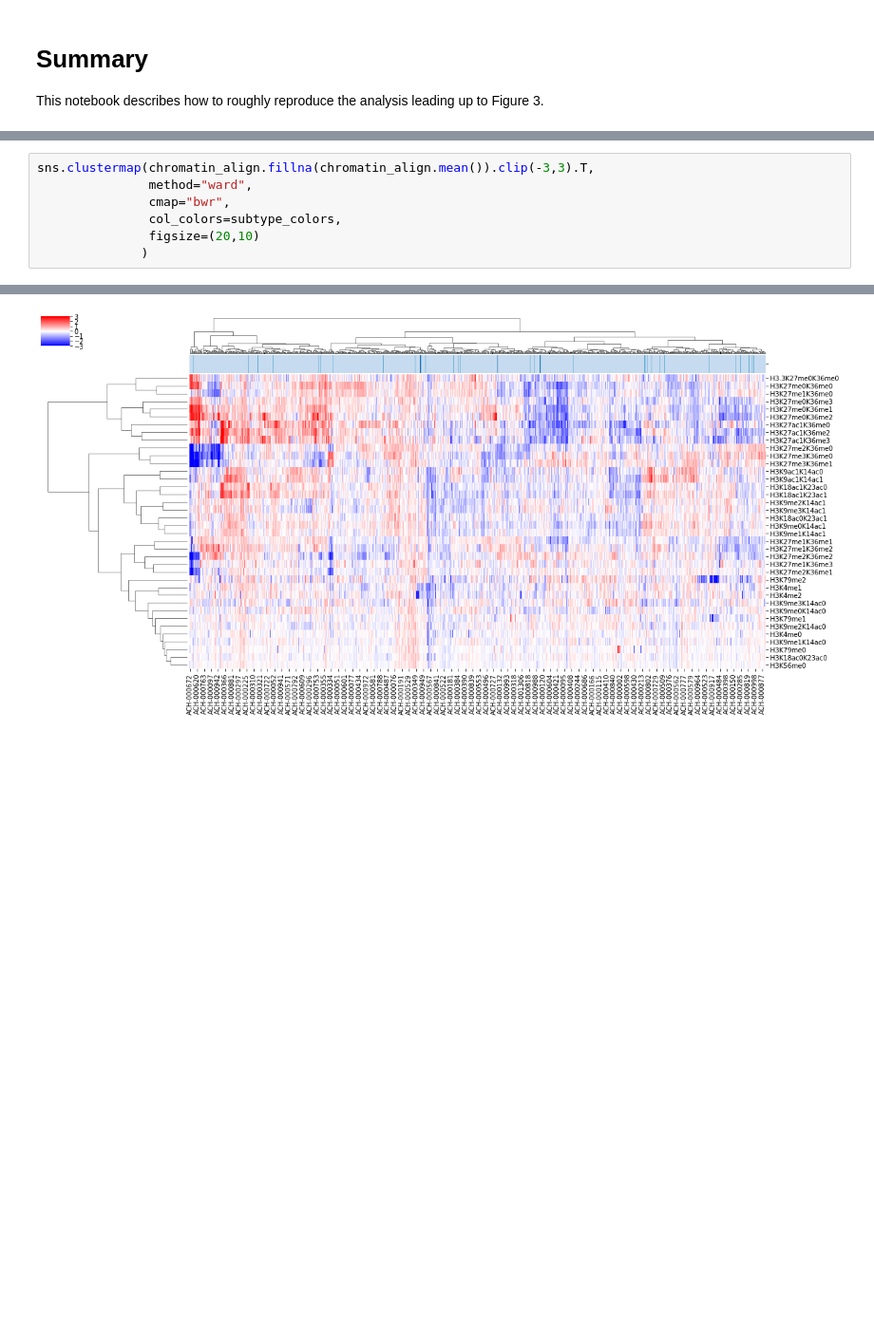
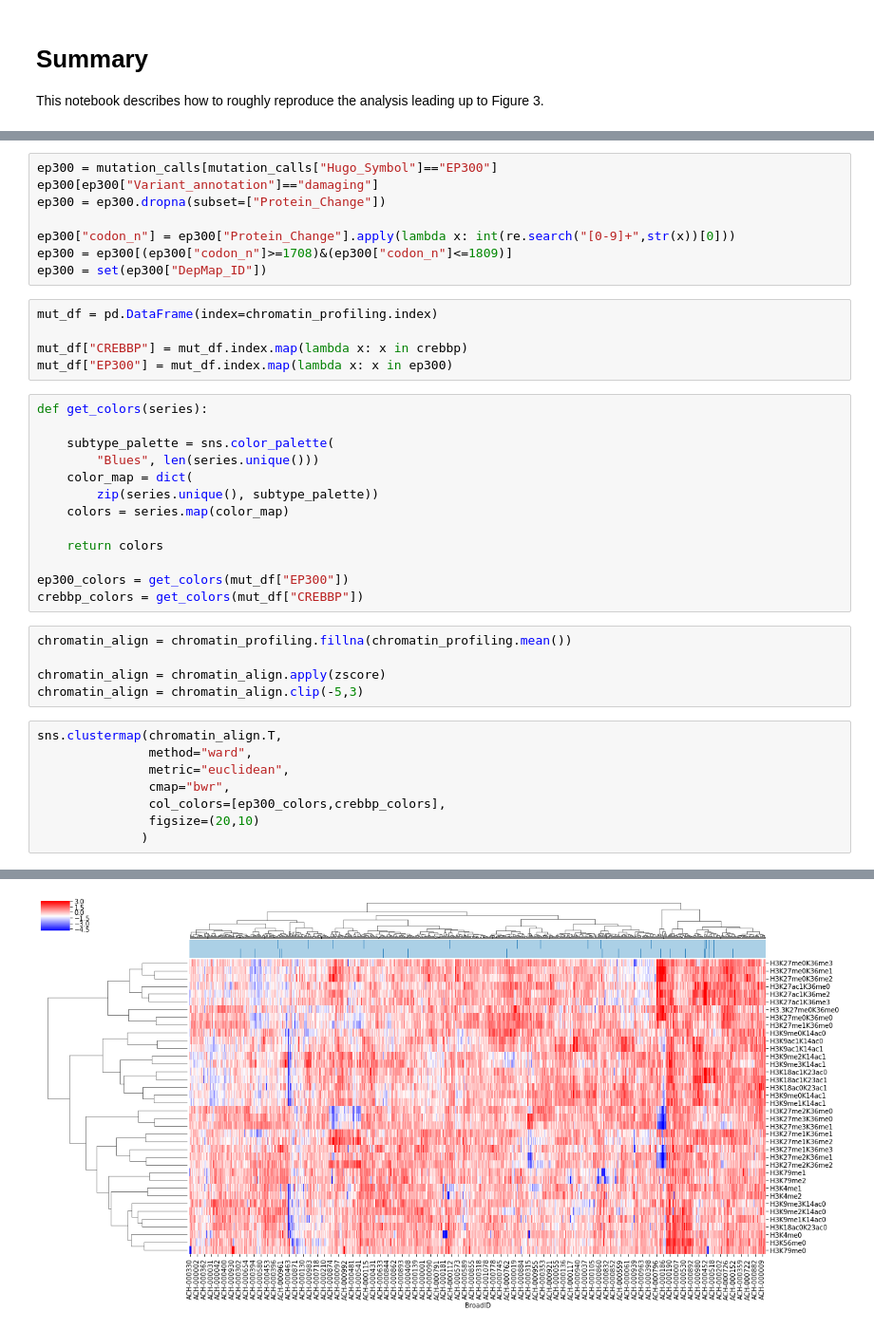
Before and after one commit to kevinhu/ccle-2019-analysis, a Jupyter notebook: notebooks/figure3_chromatin-profiling.ipynb, the cells around one changed output, grey strips where cells are left out. Shown at 95% size. Drawn from its saved outputs; the diff is of its cells as text; blank space fills up the shorter version.

```diff
--- a/notebooks/figure3_chromatin-profiling.ipynb
+++ b/notebooks/figure3_chromatin-profiling.ipynb
@@ -82,10 +42,42 @@ Name: EZH2, Length: 897, dtype: object
+# %%
+ep300 = mutation_calls[mutation_calls["Hugo_Symbol"]=="EP300"]
+ep300[ep300["Variant_annotation"]=="damaging"]
+ep300 = ep300.dropna(subset=["Protein_Change"])
+
+ep300["codon_n"] = ep300["Protein_Change"].apply(lambda x: int(re.search("[0-9]+",str(x))[0]))
+ep300 = ep300[(ep300["codon_n"]>=1708)&(ep300["codon_n"]<=1809)]
+ep300 = set(ep300["DepMap_ID"])
+# %%
+mut_df = pd.DataFrame(index=chromatin_profiling.index)
+
+mut_df["CREBBP"] = mut_df.index.map(lambda x: x in crebbp)
+mut_df["EP300"] = mut_df.index.map(lambda x: x in ep300)
+# %%
+def get_colors(series):
+
+    subtype_palette = sns.color_palette(
+        "Blues", len(series.unique()))
+    color_map = dict(
+        zip(series.unique(), subtype_palette))
+    colors = series.map(color_map)
+
+    return colors
+
+ep300_colors = get_colors(mut_df["EP300"])
+crebbp_colors = get_colors(mut_df["CREBBP"])
+# %%
+chromatin_align = chromatin_profiling.fillna(chromatin_profiling.mean())
+
+chromatin_align = chromatin_align.apply(zscore)
+chromatin_align = chromatin_align.clip(-5,3)
 # %%
-sns.clustermap(chromatin_align.fillna(chromatin_align.mean()).clip(-3,3).T,
+sns.clustermap(chromatin_align.T,
                method="ward",
+               metric="euclidean",
                cmap="bwr",
-               col_colors=subtype_colors,
+               col_colors=[ep300_colors,crebbp_colors],
                figsize=(20,10)
               )
 # %% [output]
 <seaborn.matrix.ClusterGrid at 0x...>
-[figure, old version]
+[figure, new version]
```
Also changed, not shown: parts of 9 cells of this notebook, 1 other file.
